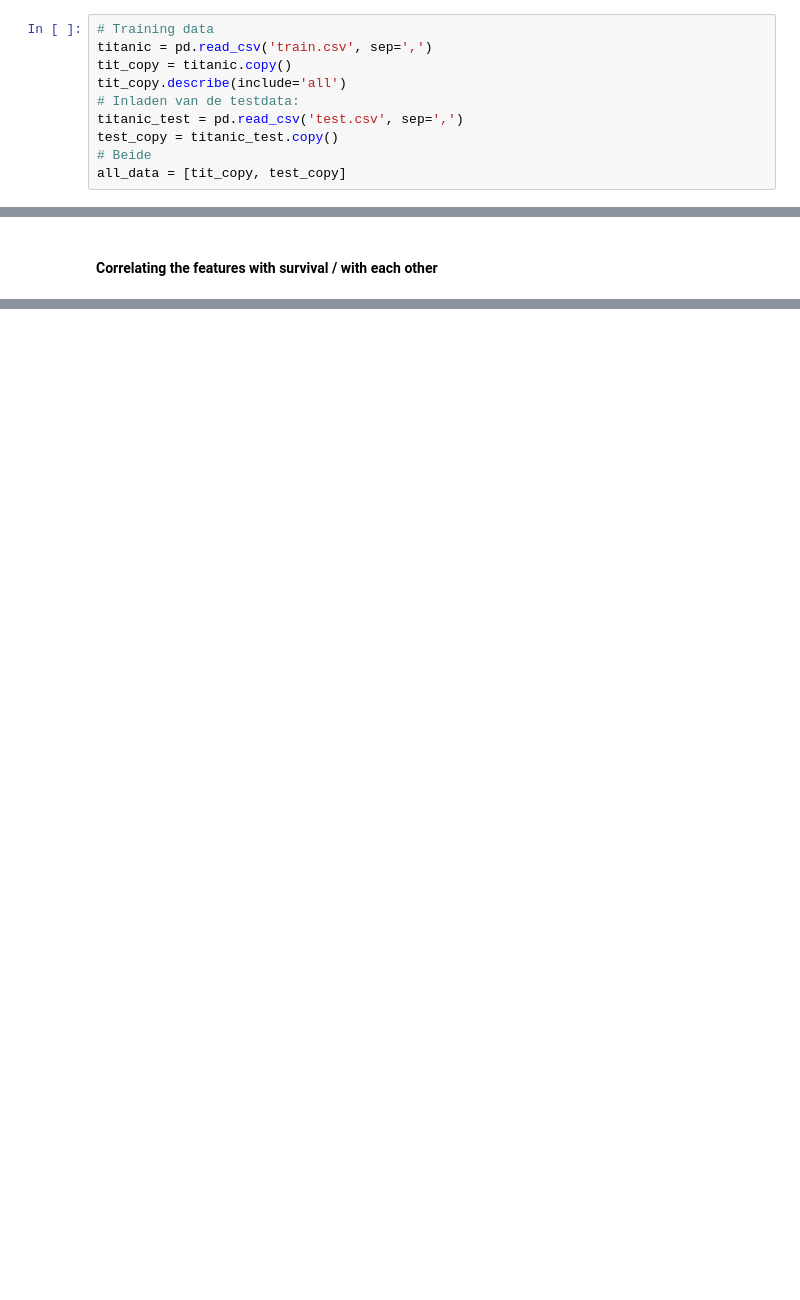
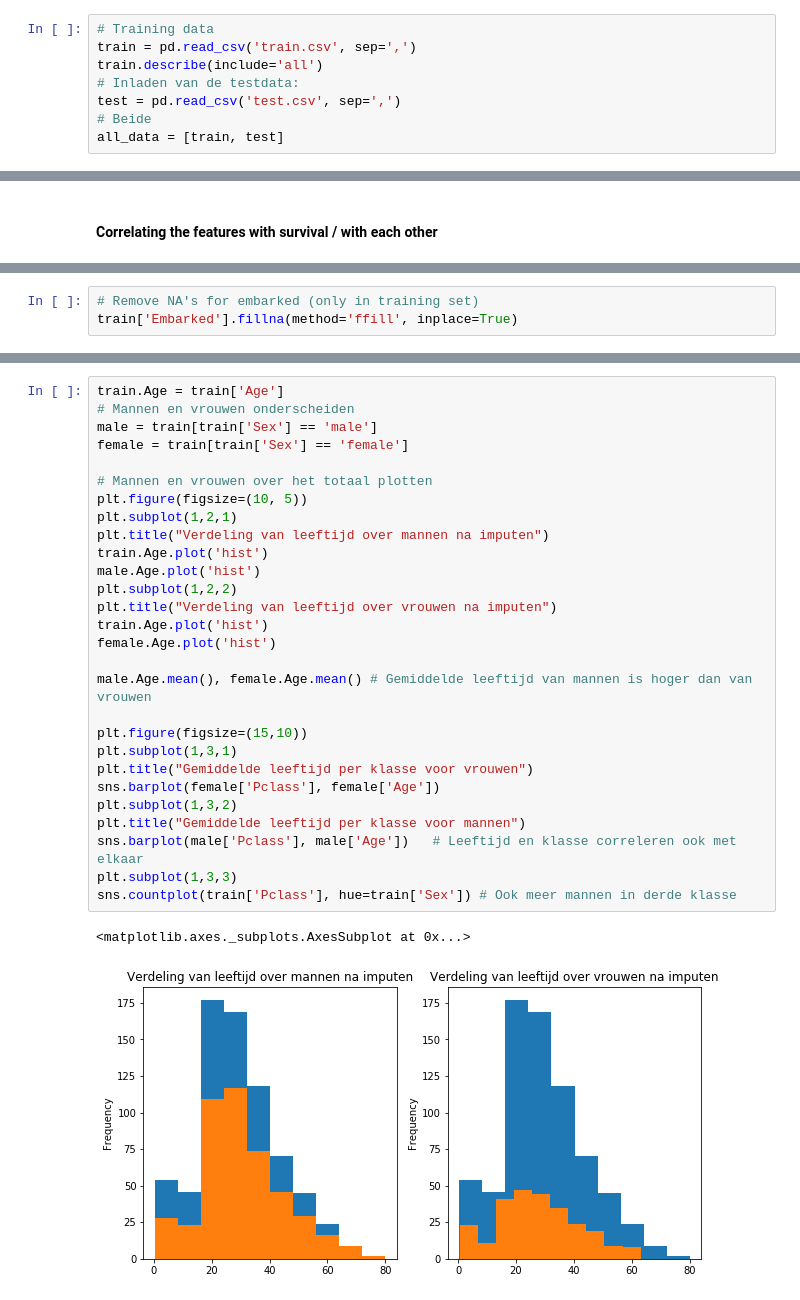
Before and after one commit to Sandernobel/Data-Mining, a Jupyter notebook: Assignment 1/Titanic_ing.ipynb, the cells around one changed output, grey strips where cells are left out. Drawn from its saved outputs; the diff is of its cells as text; blank space fills up the shorter version.

```diff
--- a/Assignment 1/Titanic_ing.ipynb
+++ b/Assignment 1/Titanic_ing.ipynb
@@ -24,14 +24,12 @@ from sklearn.tree import DecisionTreeClassifier
 Eerst data inlezen:
 # %%
 # Training data
-titanic = pd.read_csv('train.csv', sep=',')
-tit_copy = titanic.copy()
-tit_copy.describe(include='all')
+train = pd.read_csv('train.csv', sep=',')
+train.describe(include='all')
 # Inladen van de testdata:
-titanic_test = pd.read_csv('test.csv', sep=',')
-test_copy = titanic_test.copy()
+test = pd.read_csv('test.csv', sep=',')
 # Beide
-all_data = [tit_copy, test_copy]
+all_data = [train, test]
 # %% [markdown]
 Attributes: *ID, Survived, Pclass, Name, Sex, Age, SibSp, Parch, Ticket, Fare, Cabin, Embarked*
 
@@ -278,0 +199,3 @@ sns.countplot(tit_copy['Age'], hue=tit_copy['Sex'])
+# %%
+# Remove NA's for embarked (only in training set)
+train['Embarked'].fillna(method='ffill', inplace=True)
@@ -278,0 +237,31 @@ sns.countplot(tit_copy['Age'], hue=tit_copy['Sex'])
+# %%
+train.Age = train['Age']
+# Mannen en vrouwen onderscheiden
+male = train[train['Sex'] == 'male']
+female = train[train['Sex'] == 'female']
+
+# Mannen en vrouwen over het totaal plotten
+plt.figure(figsize=(10, 5))
+plt.subplot(1,2,1)
+plt.title("Verdeling van leeftijd over mannen na imputen")
+train.Age.plot('hist')
+male.Age.plot('hist')
+plt.subplot(1,2,2)
+plt.title("Verdeling van leeftijd over vrouwen na imputen")
+train.Age.plot('hist')
+female.Age.plot('hist')
+
+male.Age.mean(), female.Age.mean() # Gemiddelde leeftijd van mannen is hoger dan van vrouwen
+
+plt.figure(figsize=(15,10))
+plt.subplot(1,3,1)
+plt.title("Gemiddelde leeftijd per klasse voor vrouwen")
+sns.barplot(female['Pclass'], female['Age'])
+plt.subplot(1,3,2)
+plt.title("Gemiddelde leeftijd per klasse voor mannen")
+sns.barplot(male['Pclass'], male['Age'])   # Leeftijd en klasse correleren ook met elkaar
+plt.subplot(1,3,3)
+sns.countplot(train['Pclass'], hue=train['Sex']) # Ook meer mannen in derde klasse
+# %% [output]
+<matplotlib.axes._subplots.AxesSubplot at 0x...>
+[figure, added]
```
Also changed, not shown: parts of 48 cells of this notebook.
